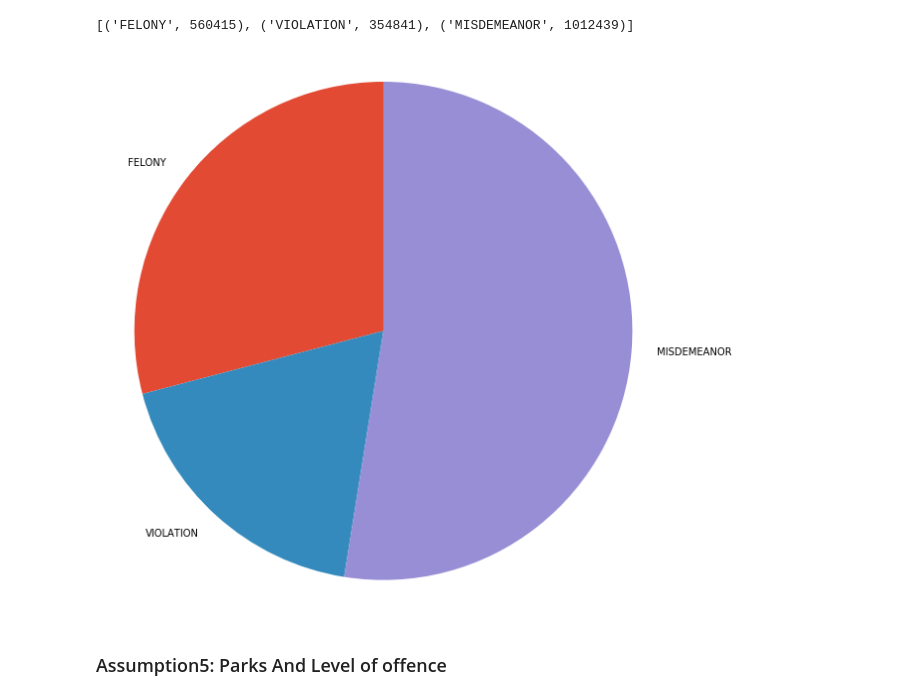
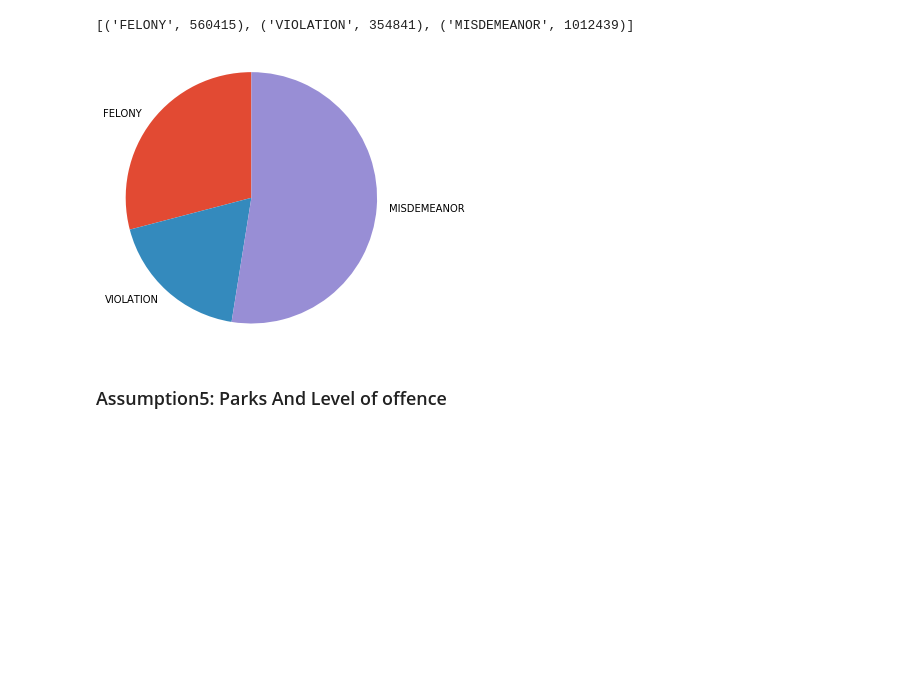
Before and after one commit to ave-u/big-data-analytics, a Jupyter notebook: chuanlong/Assumptions.ipynb, the cells around one changed output. Saved outputs shown, nothing was run; the diff lists cells and outputs as text; code cells hidden in the pictures; blank space fills up the shorter version.

```diff
--- a/chuanlong/Assumptions.ipynb
+++ b/chuanlong/Assumptions.ipynb
@@ -140,10 +140,10 @@ assump_4_data
 # %%
 fig, ax = plt.subplots()
 ax.pie(np.array(assump_4_data)[:, 1], labels = np.array(assump_4_data)[:, 0], startangle=90)
 ax.axis('equal')  # Equal aspect ratio ensures that pie is drawn as a circle.
-fig.set_size_inches(10,10)
+fig.set_size_inches(5, 5)
 # %% [output]
-[figure, old version]
+[figure, new version]
 # %% [markdown]
 ### Assumption5: Parks And Level of offence
 # %%
```
Also changed, not shown: parts of 11 cells of this notebook.
